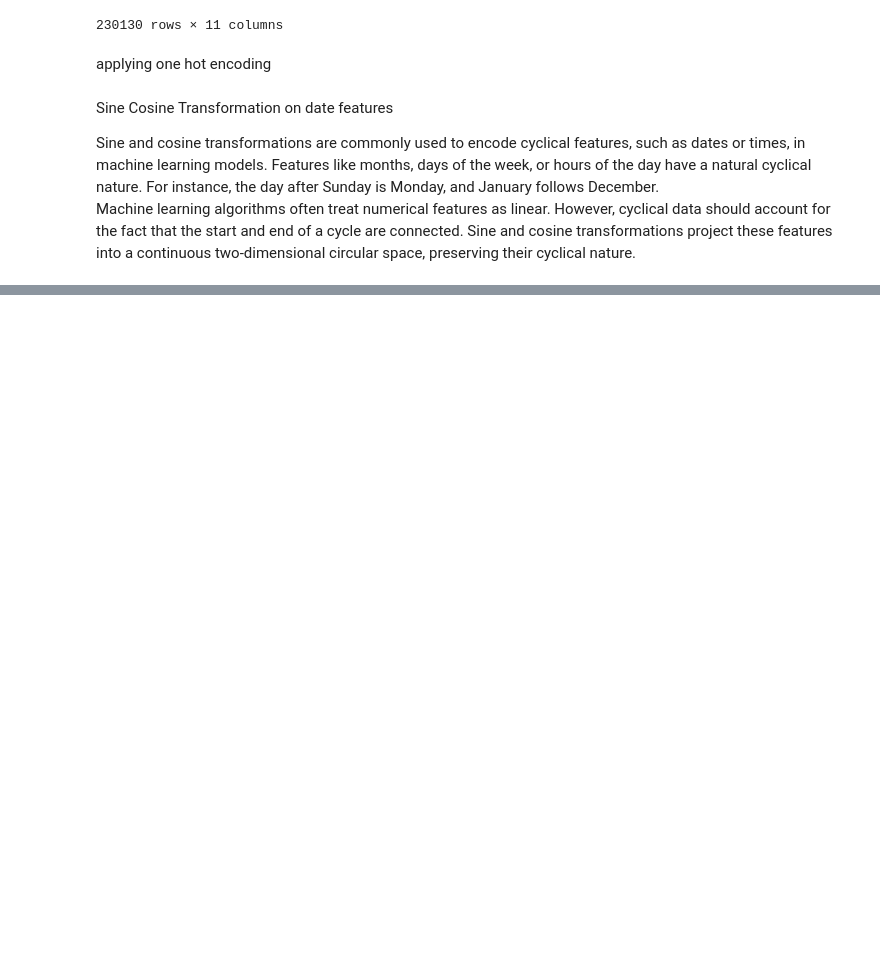
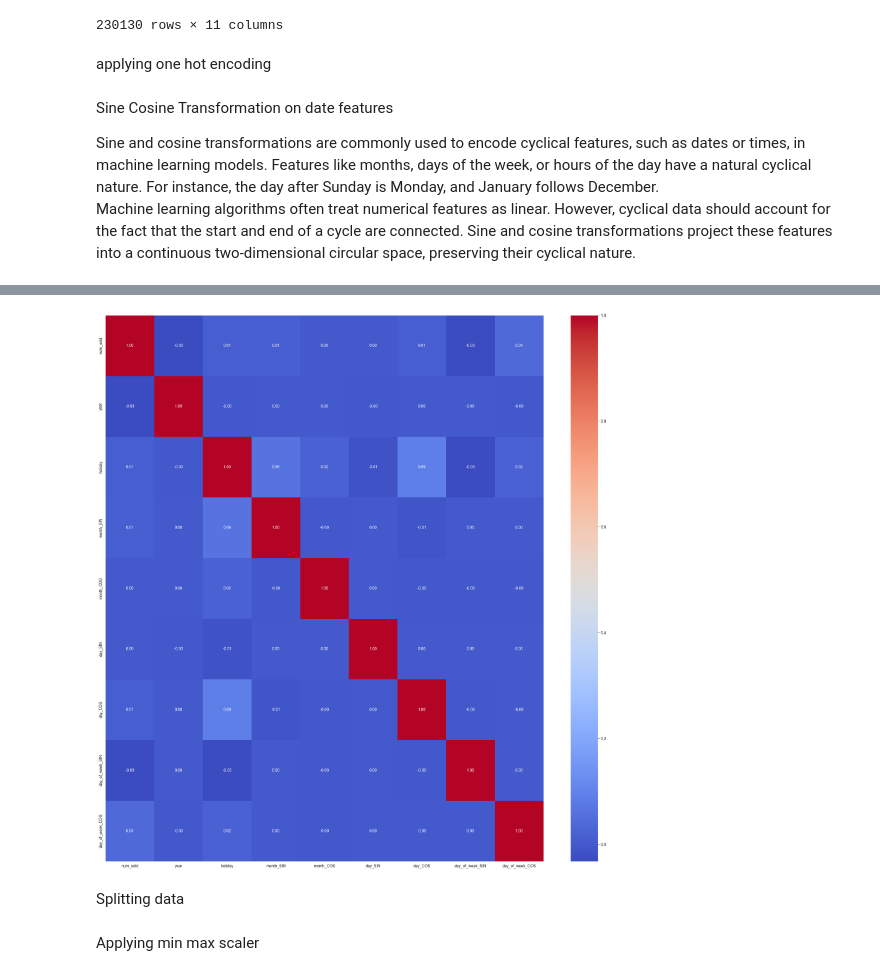
Before and after one commit to omjadhav9271/Forecasting-Sales, a Jupyter notebook: nb01.ipynb, the cells around one changed output, grey strips where cells are left out. Drawn from its saved outputs; the diff is of its cells as text; code cells hidden in the pictures; blank space fills up the shorter version.

Commit message:
Update nb01.ipynb
Sine Cosine Transformation on date features, Drop unwanted columns, Splitting data, Applying min max scaler

```diff
--- a/nb01.ipynb
+++ b/nb01.ipynb
@@ -327,3 +327,14 @@ Sine Cosine Transformation on date features
 
 Sine and cosine transformations are commonly used to encode cyclical features, such as dates or times, in machine learning models. Features like months, days of the week, or hours of the day have a natural cyclical nature. For instance, the day after Sunday is Monday, and January follows December.
 Machine learning algorithms often treat numerical features as linear. However, cyclical data should account for the fact that the start and end of a cycle are connected. Sine and cosine transformations project these features into a continuous two-dimensional circular space, preserving their cyclical nature.
+# %%
+def periodic_transform(dff,variable):
+    dff[f"{variable}_SIN"] = np.sin(dff[variable] / dff[variable].max()*2*np.pi)
+    dff[f"{variable}_COS"] = np.cos(dff[variable] / dff[variable].max()*2*np.pi)
+    return dff
+# %%
+cyclic_col = ['month','day','day_of_week']
+
+for col in cyclic_col:
+    df_train_final = periodic_transform(df_train_encoded, col)
+    df_test_final = periodic_transform(df_test_encoded, col)
@@ -329,0 +387,3 @@ Machine learning algorithms often treat numerical features as linear. However, c
+# %%
+df_train_final = df_train_final.drop(['month', 'day', 'day_of_week', 'date', 'id'], axis = 1)
+df_test_final = df_test_final.drop(['month', 'day', 'day_of_week', 'date', 'id'], axis = 1)
@@ -329,0 +401,3 @@ Machine learning algorithms often treat numerical features as linear. However, c
+# %%
+numeric_df = df_train_final.select_dtypes(include = ['number'])
+corr_matrix = numeric_df.corr()
@@ -329,0 +416,6 @@ Machine learning algorithms often treat numerical features as linear. However, c
+# %%
+plt.figure(figsize=(20,20))
+sns.heatmap(corr_matrix,annot=True,cmap = 'coolwarm', fmt = ".2f")
+plt.show()
+# %% [output]
+[figure, added]
@@ -329,0 +425,2 @@ Machine learning algorithms often treat numerical features as linear. However, c
+# %% [markdown]
+Splitting data
@@ -329,0 +431,2 @@ Machine learning algorithms often treat numerical features as linear. However, c
+# %% [markdown]
+Applying min max scaler
```
Also changed, not shown: parts of 12 cells of this notebook.
